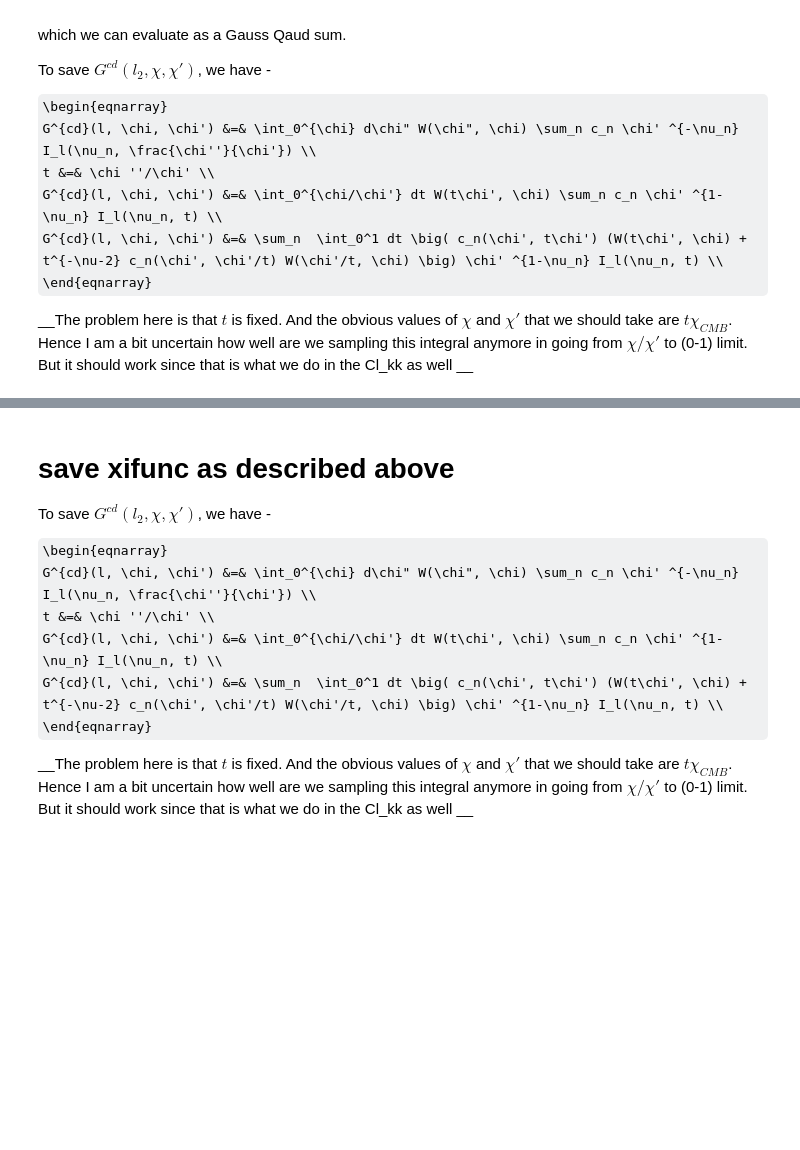
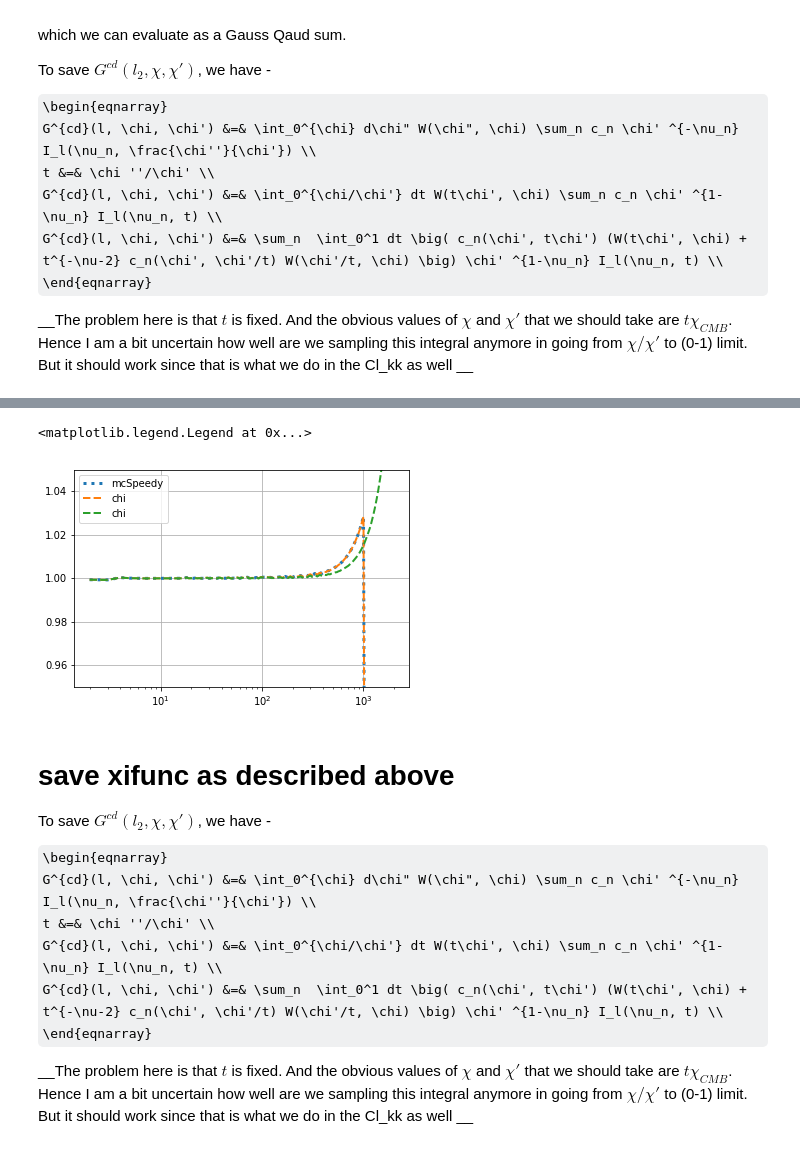
Before and after one commit to VMBoehm/postlimber, a Jupyter notebook: notebooks/postLimber_Integrals_VsVersion.ipynb, the cells around one changed output, grey strips where cells are left out. Drawn from its saved outputs; the diff is of its cells as text; code cells hidden in the pictures; some formulas as TeX source; blank space fills up the shorter version.

```diff
--- a/notebooks/postLimber_Integrals_VsVersion.ipynb
+++ b/notebooks/postLimber_Integrals_VsVersion.ipynb
@@ -305,13 +326,17 @@ plt.xlim(2,500)
 # %%
 ll,clpp,clpp2 = np.loadtxt('class_ouput.out')
 
 plt.figure()
 plt.semilogx(ell_,Cl/np.interp(ell_,ll,clpp), ls=":", lw=3, label='mcSpeedy')
 plt.semilogx(ell_,Cl2/np.interp(ell_,ll,clpp), ls="--", lw=2, label='chi')
+plt.semilogx(ell_,Cl2/np.interp(ell_,cllen['ell'],cllen['pp']), ls="--", lw=2, label='chi')
 plt.ylim(0.95,1.05)
 # plt.ylim(0.9,2)
 plt.grid()
 plt.legend()
+# %% [output]
+<matplotlib.legend.Legend at 0x...>
+[figure, added]
 # %% [markdown]
 # save xifunc as described above
 
```
Also changed, not shown: parts of 29 cells of this notebook, 3 other files.
